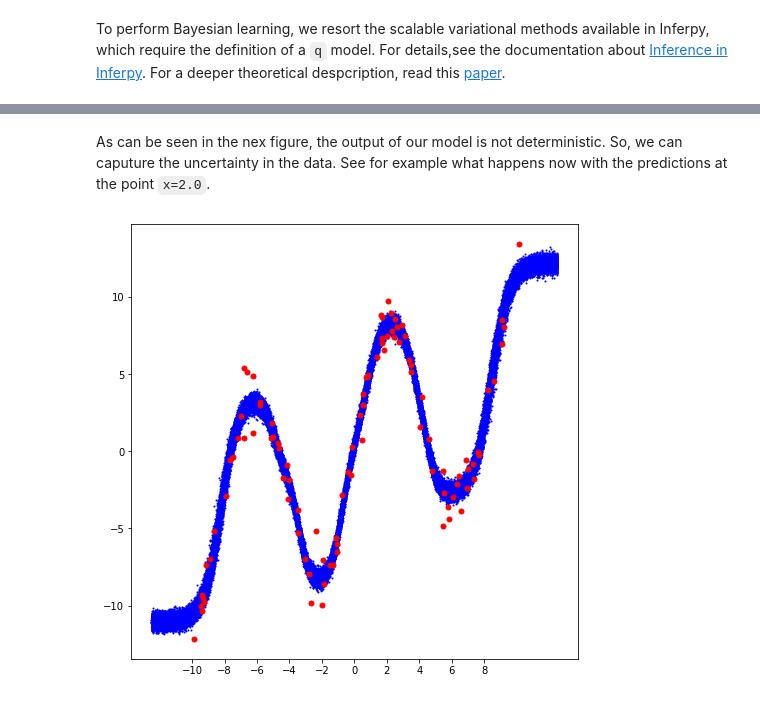
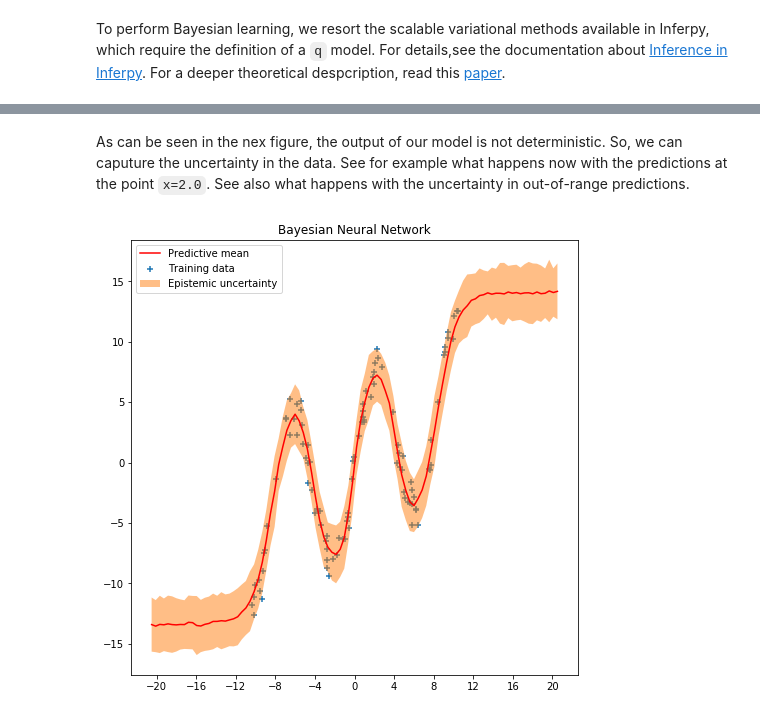
Before and after one commit to PGM-Lab/InferPy, a Jupyter notebook: notebooks/BayesianNeuralNetworks.ipynb, the cells around one changed output, grey strips where cells are left out. Saved outputs shown, nothing was run; the diff lists cells and outputs as text; code cells hidden in the pictures.

Commit message:
Update to the notebook. We now compute uncertainty intervals.

```diff
--- a/notebooks/BayesianNeuralNetworks.ipynb
+++ b/notebooks/BayesianNeuralNetworks.ipynb
@@ -175,10 +132,10 @@ def qmodel3(NHIDDEN):
 # %%
 NHIDDEN=20
 
-p = model2(NHIDDEN)
-q = qmodel2(NHIDDEN)
+p = model(NHIDDEN)
+q = qmodel(NHIDDEN)
 
-VI = inf.inference.VI(q, optimizer = tf.train.AdamOptimizer(0.01), epochs=10000)
+VI = inf.inference.VI(q, optimizer = tf.train.AdamOptimizer(0.01), epochs=5000)
 
 p.fit({"x": x_train, "y": y_train}, VI)
 # %% [output]
@@ -202,13 +171,28 @@ p.fit({"x": x_train, "y": y_train}, VI)
 # %% [markdown]
-As can be seen in the nex figure, the output of our model is not deterministic. So, we can caputure the uncertainty in the data. See for example what happens now with the predictions at the point `x=2.0`.
+As can be seen in the nex figure, the output of our model is not deterministic. So, we can caputure the uncertainty in the data. See for example what happens now with the predictions at the point `x=2.0`. See also what happens with the uncertainty in out-of-range predictions.
-# %%
-plt.figure(figsize=(8, 8))
-for i in range(1000):
-    x_test = np.float32(np.random.uniform(-12.5, 12.5, (1, NSAMPLE))).T
-    y_test = p.posterior_predictive(["y"], data = {"x": x_test}).sample()
-    plt.plot(x_test,y_test,'bo',markersize=1)
-plt.plot(x_train,y_train,'ro',markersize=5)
-plt.xticks(np.arange(-10., 10, 2))
-plt.show()
-# %% [output]
-[figure, removed]
+# %%
+x_test = np.linspace(-20.5, 20.5, NSAMPLE).reshape(-1, 1)
+
+plt.figure(figsize=(8, 8))
+
+y_pred_list = []
+for i in range(100):
+    y_test = p.posterior_predictive(["y"], data = {"x": x_test}).sample()
+    y_pred_list.append(y_test)
+
+y_preds = np.concatenate(y_pred_list, axis=1)
+
+y_mean = np.mean(y_preds, axis=1)
+y_sigma = np.std(y_preds, axis=1)
+
+plt.plot(x_test, y_mean, 'r-', label='Predictive mean');
+plt.scatter(x_train, y_train, marker='+', label='Training data')
+plt.fill_between(x_test.ravel(),
+                 y_mean + 2 * y_sigma,
+                 y_mean - 2 * y_sigma,
+                 alpha=0.5, label='Epistemic uncertainty')
+plt.xticks(np.arange(-20., 20.5, 4))
+plt.title('Bayesian Neural Network')
+plt.legend();
+# %% [output]
+[figure, added]
```
Also changed, not shown: parts of 7 cells of this notebook.
